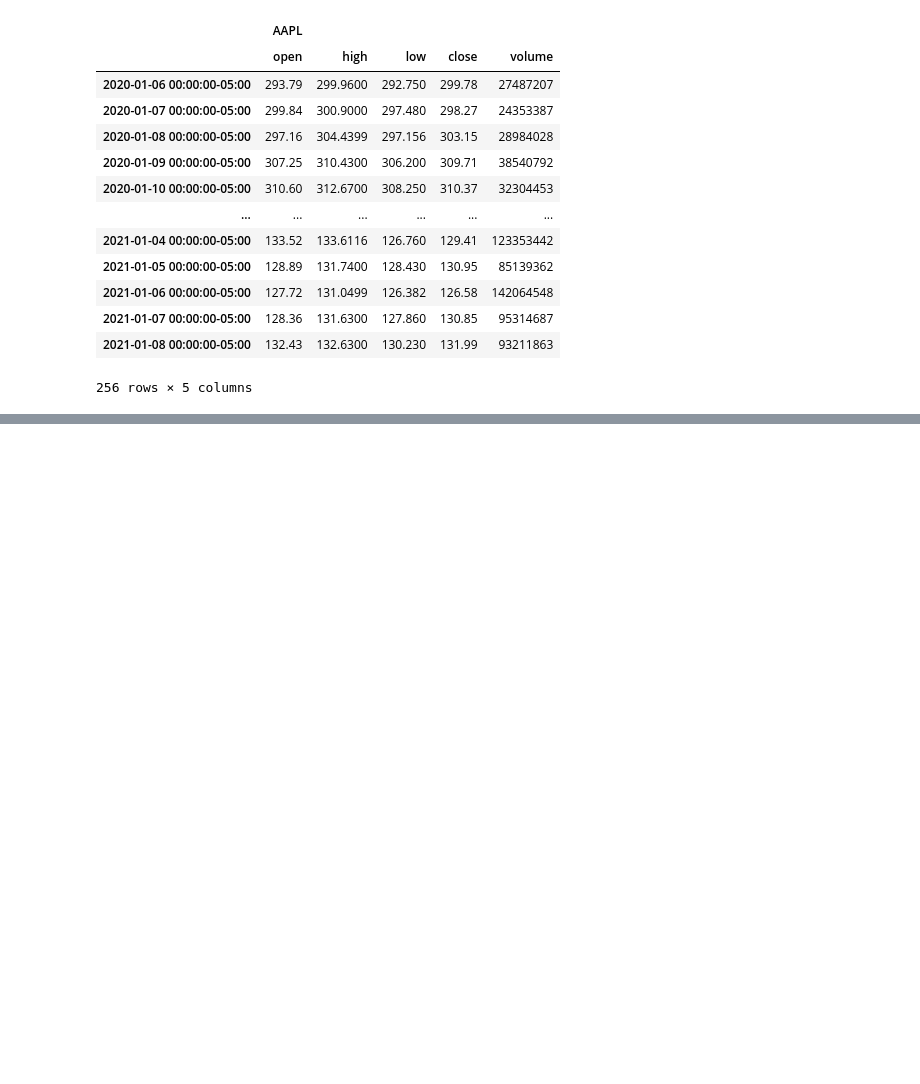
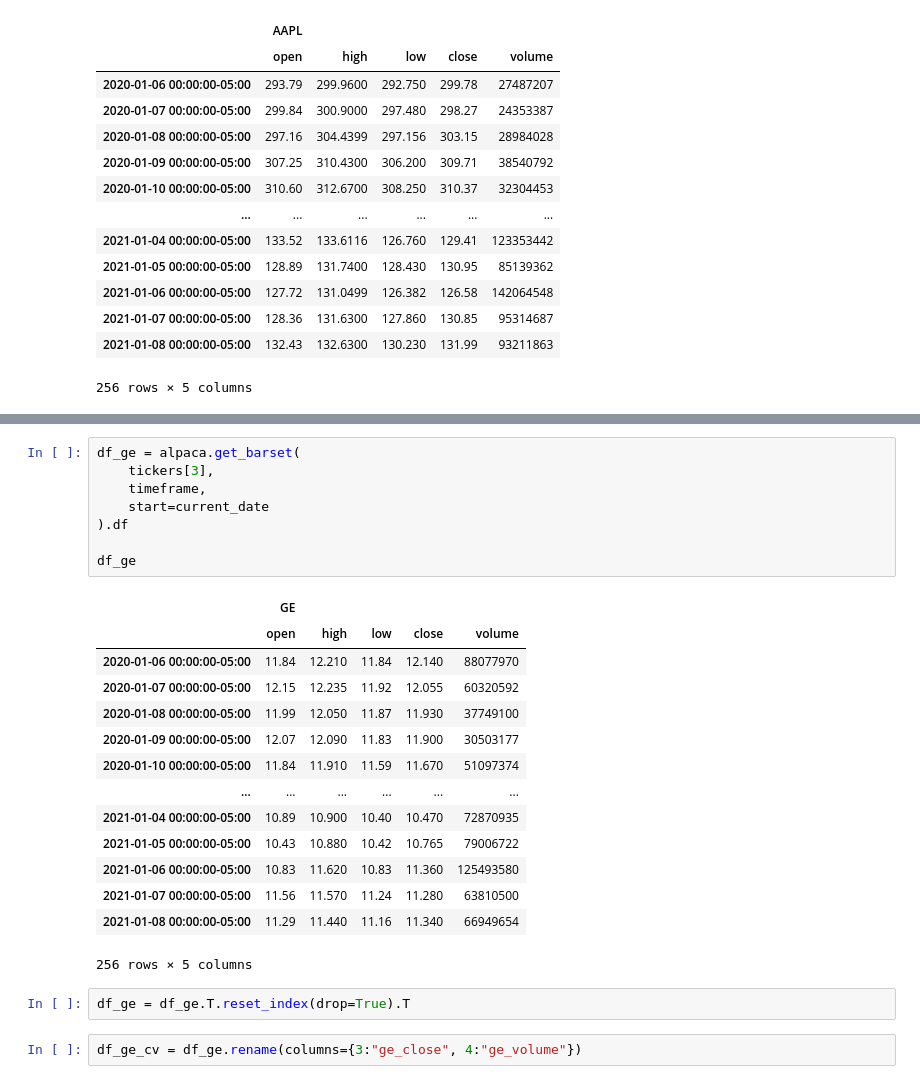
Before and after one commit to jtmcginley123/project-two, a Jupyter notebook: Jorge/individual_stock_data.ipynb, the cells around one changed output, grey strips where cells are left out. Drawn from its saved outputs; the diff is of its cells as text; blank space fills up the shorter version.

```diff
--- a/Jorge/individual_stock_data.ipynb
+++ b/Jorge/individual_stock_data.ipynb
@@ -105,0 +167,27 @@ df_spy_cv = df_spy.rename(columns={3:"close", 4:"volume"})
+# %%
+df_ge = alpaca.get_barset(
+    tickers[3],
+    timeframe,
+    start=current_date
+).df
+
+df_ge
+# %% [output]
+|  | GE |  |  |  |  |
+|  | open | high | low | close | volume |
+| 2020-01-06 00:00:00-05:00 | 11.84 | 12.210 | 11.84 | 12.140 | 88077970 |
+| 2020-01-07 00:00:00-05:00 | 12.15 | 12.235 | 11.92 | 12.055 | 60320592 |
+| 2020-01-08 00:00:00-05:00 | 11.99 | 12.050 | 11.87 | 11.930 | 37749100 |
+| 2020-01-09 00:00:00-05:00 | 12.07 | 12.090 | 11.83 | 11.900 | 30503177 |
+| 2020-01-10 00:00:00-05:00 | 11.84 | 11.910 | 11.59 | 11.670 | 51097374 |
+| ... | ... | ... | ... | ... | ... |
+| 2021-01-04 00:00:00-05:00 | 10.89 | 10.900 | 10.40 | 10.470 | 72870935 |
+| 2021-01-05 00:00:00-05:00 | 10.43 | 10.880 | 10.42 | 10.765 | 79006722 |
+| 2021-01-06 00:00:00-05:00 | 10.83 | 11.620 | 10.83 | 11.360 | 125493580 |
+| 2021-01-07 00:00:00-05:00 | 11.56 | 11.570 | 11.24 | 11.280 | 63810500 |
+| 2021-01-08 00:00:00-05:00 | 11.29 | 11.440 | 11.16 | 11.340 | 66949654 |
+256 rows × 5 columns
+# %%
+df_ge = df_ge.T.reset_index(drop=True).T
+# %%
+df_ge_cv = df_ge.rename(columns={3:"ge_close", 4:"ge_volume"})
```
Also changed, not shown: parts of 42 cells of this notebook.
